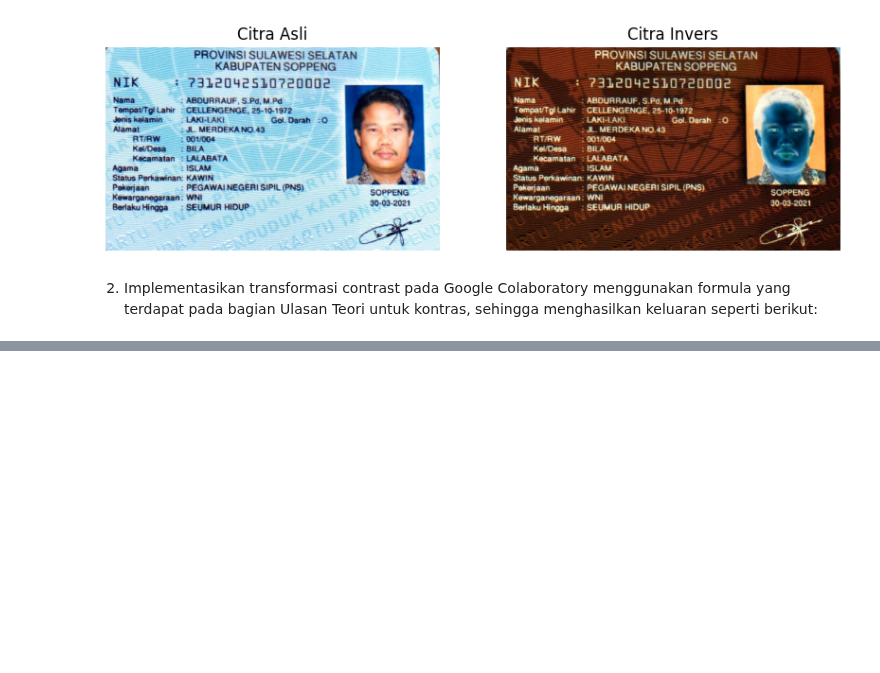
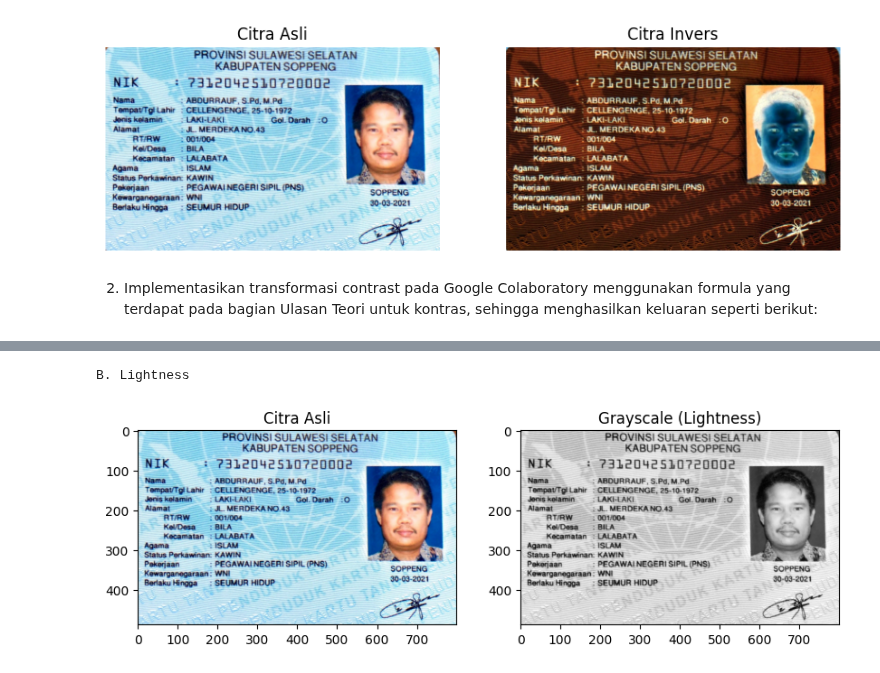
Before and after one commit to Amaliastf/PCVK_Ganjil_2023, a Jupyter notebook: week_03.ipynb, the cells around one changed output, grey strips where cells are left out. Cells and saved outputs as stored; diff of their text form; code cells hidden in the pictures; blank space fills up the shorter version.

```diff
--- a/week_03.ipynb
+++ b/week_03.ipynb
@@ -126,0 +181,27 @@ Masukkan kontras [1.0 - 3.0]: 2
+# %%
+#4B
+# Membaca citra
+image_path = ('/content/drive/MyDrive/PCVK/Images/KTP.jpeg')
+image = cv.imread(image_path)
+
+print('B. Lightness')
+# Konversi citra ke grayscale menggunakan metode lightness
+grayscale_image = cv.cvtColor(image, cv.COLOR_BGR2Luv)[:, :, 0]
+
+# Menampilkan citra asli dan citra grayscale
+plt.figure(figsize=(10, 5))
+
+plt.subplot(1, 2, 1)
+plt.title('Citra Asli')
+plt.imshow(cv.cvtColor(image, cv.COLOR_BGR2RGB))
+plt.axis('on')
+
+plt.subplot(1, 2, 2)
+plt.title('Grayscale (Lightness)')
+plt.imshow(gray_image, cmap='gray')
+plt.axis('on')
+
+plt.show()
+# %% [output]
+B. Lightness
+[figure, added]
```
Also changed, not shown: parts of 7 cells of this notebook.
